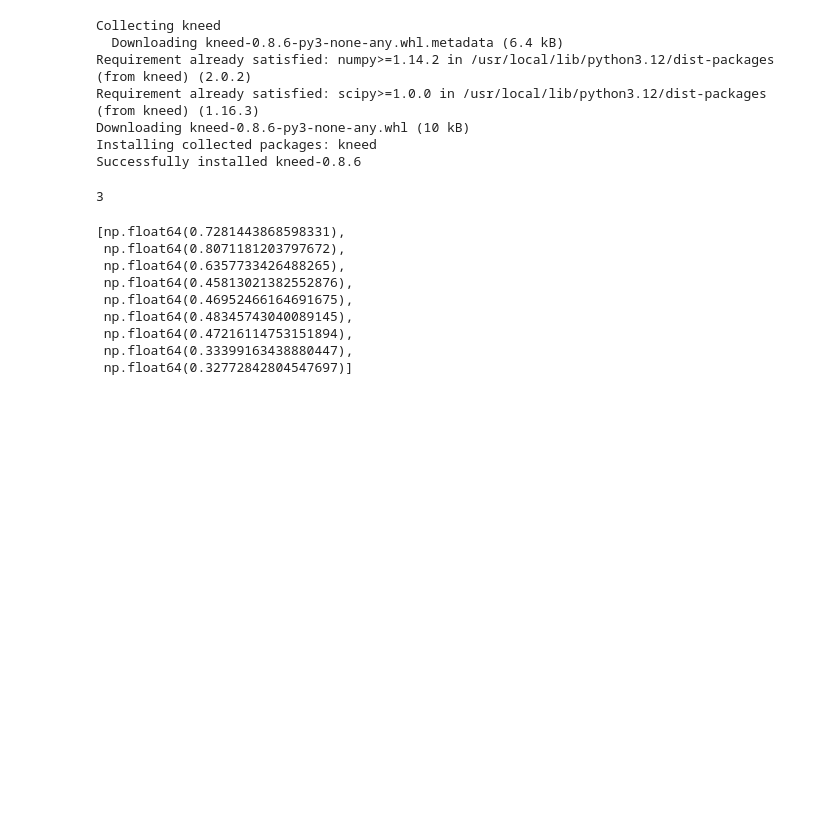
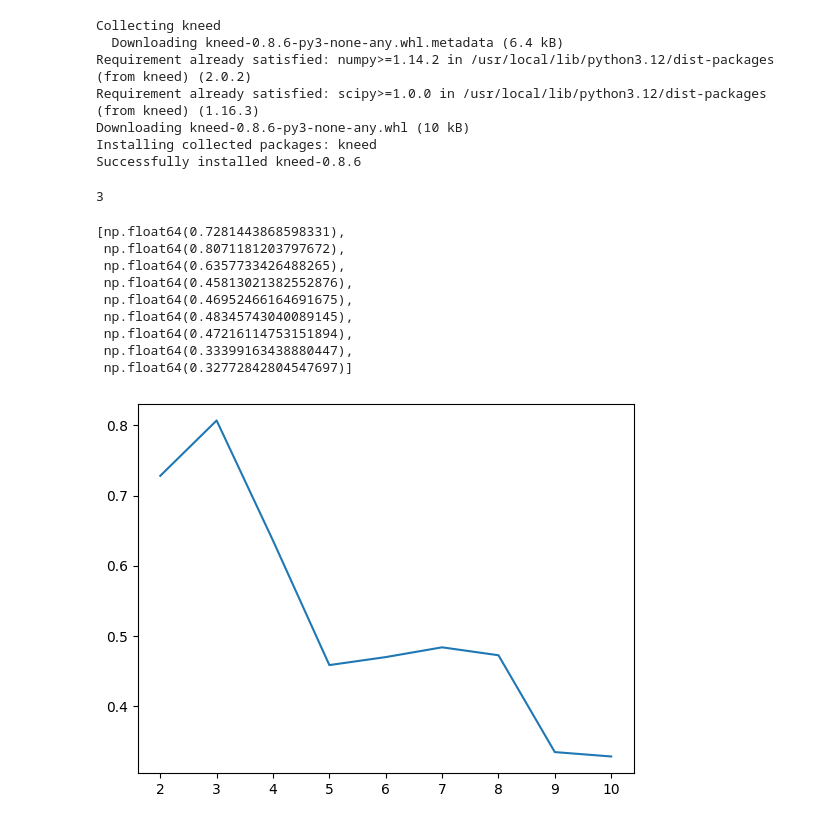
Before and after one commit to abhinavsinh014-prog/Machine-Learing, a Jupyter notebook: pp3.ipynb, the cells around one changed output. Saved outputs shown, nothing was run; the diff lists cells and outputs as text; code cells hidden in the pictures; blank space fills up the shorter version.

```diff
--- a/pp3.ipynb
+++ b/pp3.ipynb
@@ -102,3 +102,9 @@ silhouette_coefficients
  np.float64(0.47216114753151894),
  np.float64(0.33399163438880447),
  np.float64(0.32772842804547697)]
+# %%
+plt.plot(range(2,11),silhouette_coefficients)
+plt.xticks(range(2,11))
+plt.show()
+# %% [output]
+[figure, added]
```
